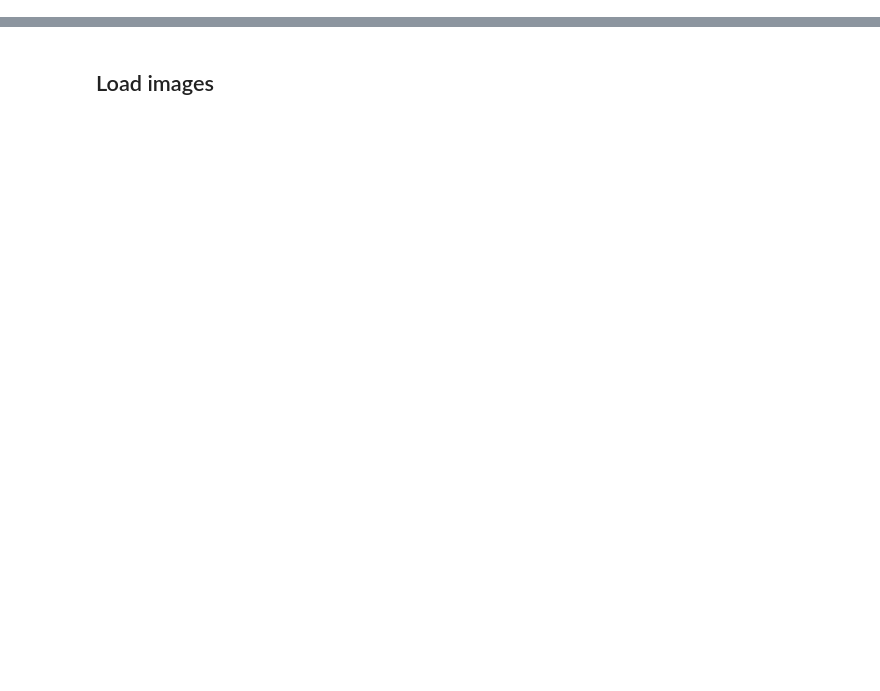
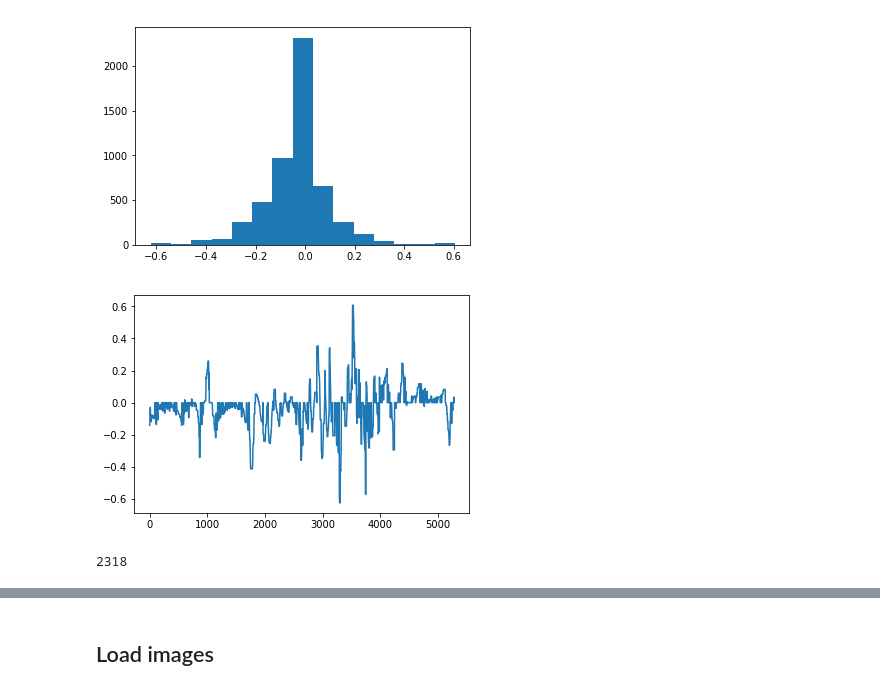
Before and after one commit to fstahl1/behavioral_cloning, a Jupyter notebook: data_exploration.ipynb, the cells around one changed output, grey strips where cells are left out. Drawn from its saved outputs; the diff is of its cells as text; code cells hidden in the pictures; blank space fills up the shorter version.

```diff
--- a/data_exploration.ipynb
+++ b/data_exploration.ipynb
@@ -6,0 +117,22 @@ Using TensorFlow backend.
+# %%
+bin_min_lim = data_cp.steering.min()
+bin_max_lim = data_cp.steering.max()
+
+bin_width = (1-(-1))/n_bins
+# min_val + num_bins*bin_width
+
+data_cp.steering.value_counts(bins=n_bins)
+
+(counts, bins, _patches) = plt.hist(data_cp.steering, bins=n_bins)
+plt.show()
+plt.plot(data_cp.steering)
+plt.show()
+counts = counts.astype(int)
+
+max_count = max(counts)
+print(max_count)
+curr_bin_min_lim = bin_min_lim
+# %% [output]
+[figure, added]
+[figure, added]
+2318
```
Also changed, not shown: parts of 35 cells of this notebook, 4 other files.
